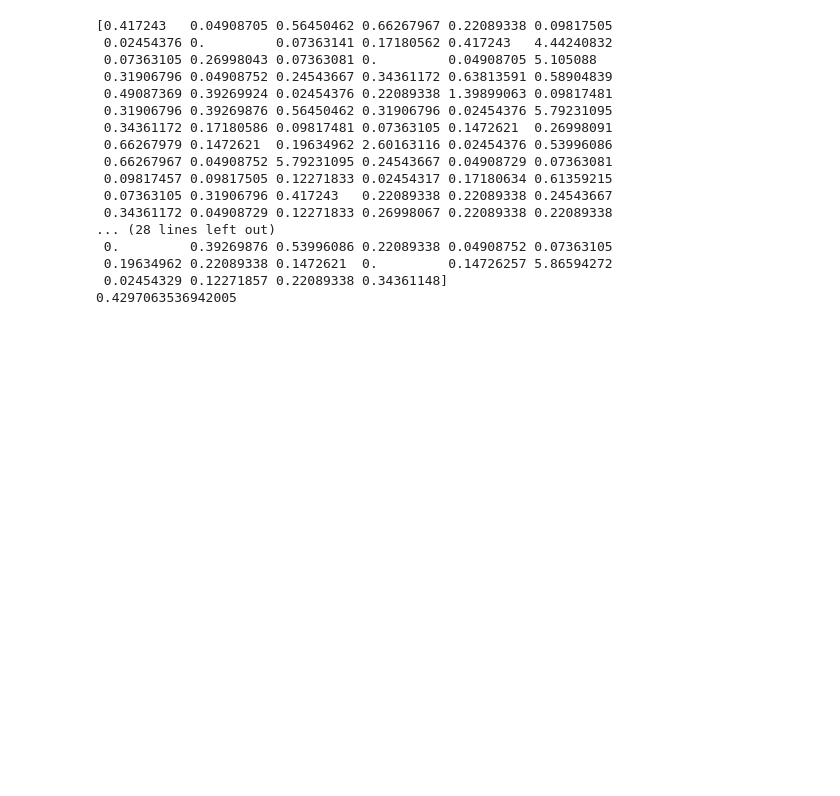
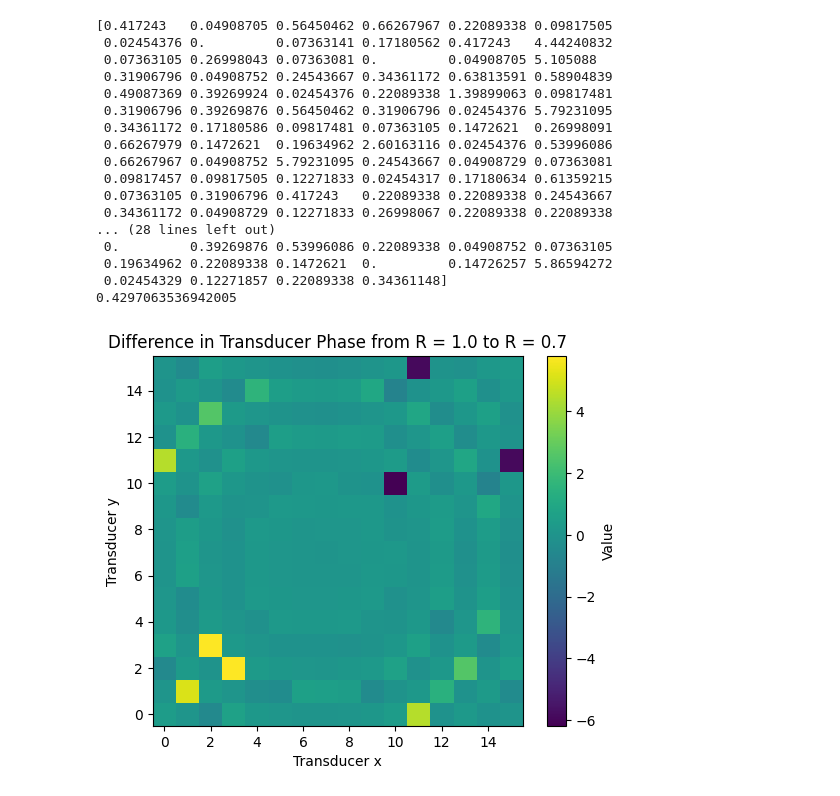
Before and after one commit to howard-2718/hat-pressure-field-sim, a Jupyter notebook: python/phase_difference.ipynb, the cells around one changed output. Saved outputs shown, nothing was run; the diff lists cells and outputs as text; code cells hidden in the pictures; blank space fills up the shorter version.

```diff
--- a/python/phase_difference.ipynb
+++ b/python/phase_difference.ipynb
@@ -99,3 +99,23 @@ print(np.mean(diff13))
  0.19634962 0.22089338 0.1472621  0.         0.14726257 5.86594272
  0.02454329 0.12271857 0.22089338 0.34361148]
 0.4297063536942005
+# %%
+import numpy as np
+import matplotlib.pyplot as plt
+
+diff13 = np.array(ffphases_1) - np.array(ffphases_3)
+
+# Reshape into 16x16
+data_2d = diff13.reshape((16, 16))
+
+# Create the color plot
+plt.figure()
+plt.imshow(data_2d, cmap='viridis', origin='lower')
+plt.colorbar(label='Value')
+plt.title('Difference in Transducer Phase from R = 1.0 to R = 0.7')
+plt.xlabel('Transducer x')
+plt.ylabel('Transducer y')
+
+plt.show()
+# %% [output]
+[figure, added]
```
Also changed, not shown: 4 other files.
